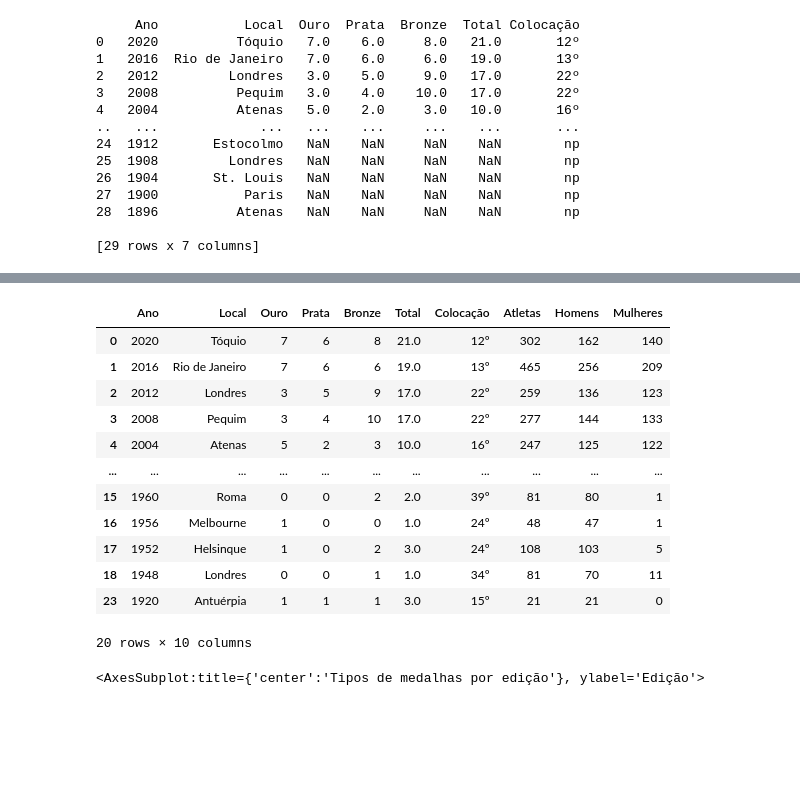
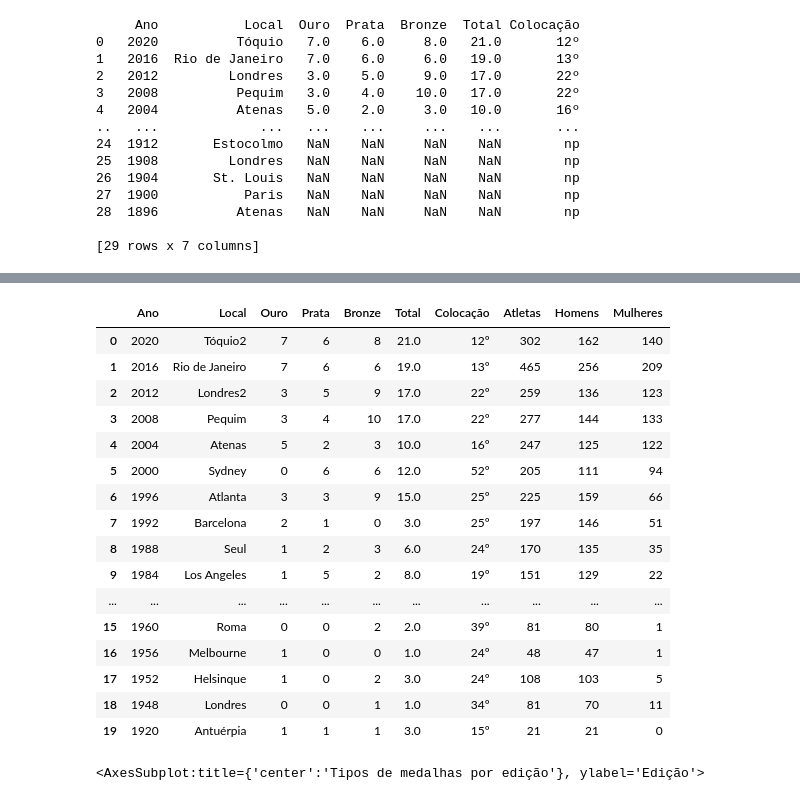
Before and after one commit to brunabellini/Projeto_Olimpiadas, a Jupyter notebook: olimpiada.ipynb, the cells around one changed output, grey strips where cells are left out. Cells and saved outputs as stored; diff of their text form; code cells hidden in the pictures; blank space fills up the shorter version.

```diff
--- a/olimpiada.ipynb
+++ b/olimpiada.ipynb
@@ -75,22 +79,28 @@ df
 df.insert(7, 'Atletas',[302,465,259,277,247,205,225,197,170,151,109,93,89,84,68,81,48,108,81,21])
 df.insert(8, 'Homens',[162,256,136,144,125,111,159,146,135,129,94,86,84,81,67,80,47,103,70,21])
 df.insert(9, 'Mulheres',[140,209,123,133,122,94,66,51,35,22,15,7,5,3,1,1,1,5,11,0])
-# %%
-df
-# %% [output]
-|  | Ano | Local | Ouro | Prata | Bronze | Total | Colocação | Atletas | Homens | Mulheres |
-| 0 | 2020 | Tóquio | 7 | 6 | 8 | 21.0 | 12º | 302 | 162 | 140 |
-| 1 | 2016 | Rio de Janeiro | 7 | 6 | 6 | 19.0 | 13º | 465 | 256 | 209 |
-| 2 | 2012 | Londres | 3 | 5 | 9 | 17.0 | 22º | 259 | 136 | 123 |
-| 3 | 2008 | Pequim | 3 | 4 | 10 | 17.0 | 22º | 277 | 144 | 133 |
-| 4 | 2004 | Atenas | 5 | 2 | 3 | 10.0 | 16º | 247 | 125 | 122 |
-| ... | ... | ... | ... | ... | ... | ... | ... | ... | ... | ... |
-| 15 | 1960 | Roma | 0 | 0 | 2 | 2.0 | 39º | 81 | 80 | 1 |
-| 16 | 1956 | Melbourne | 1 | 0 | 0 | 1.0 | 24º | 48 | 47 | 1 |
-| 17 | 1952 | Helsinque | 1 | 0 | 2 | 3.0 | 24º | 108 | 103 | 5 |
-| 18 | 1948 | Londres | 0 | 0 | 1 | 1.0 | 34º | 81 | 70 | 11 |
-| 23 | 1920 | Antuérpia | 1 | 1 | 1 | 3.0 | 15º | 21 | 21 | 0 |
-20 rows × 10 columns
+# %%
+df = df.rename_axis('index').reset_index()
+df = df.drop(['index'], axis=1)
+df
+# %% [output]
+|  | Ano | Local | Ouro | Prata | Bronze | Total | Colocação | Atletas | Homens | Mulheres |
+| 0 | 2020 | Tóquio2 | 7 | 6 | 8 | 21.0 | 12º | 302 | 162 | 140 |
+| 1 | 2016 | Rio de Janeiro | 7 | 6 | 6 | 19.0 | 13º | 465 | 256 | 209 |
+| 2 | 2012 | Londres2 | 3 | 5 | 9 | 17.0 | 22º | 259 | 136 | 123 |
+| 3 | 2008 | Pequim | 3 | 4 | 10 | 17.0 | 22º | 277 | 144 | 133 |
+| 4 | 2004 | Atenas | 5 | 2 | 3 | 10.0 | 16º | 247 | 125 | 122 |
+| 5 | 2000 | Sydney | 0 | 6 | 6 | 12.0 | 52º | 205 | 111 | 94 |
+| 6 | 1996 | Atlanta | 3 | 3 | 9 | 15.0 | 25º | 225 | 159 | 66 |
+| 7 | 1992 | Barcelona | 2 | 1 | 0 | 3.0 | 25º | 197 | 146 | 51 |
+| 8 | 1988 | Seul | 1 | 2 | 3 | 6.0 | 24º | 170 | 135 | 35 |
+| 9 | 1984 | Los Angeles | 1 | 5 | 2 | 8.0 | 19º | 151 | 129 | 22 |
+| ... | ... | ... | ... | ... | ... | ... | ... | ... | ... | ... |
+| 15 | 1960 | Roma | 0 | 0 | 2 | 2.0 | 39º | 81 | 80 | 1 |
+| 16 | 1956 | Melbourne | 1 | 0 | 0 | 1.0 | 24º | 48 | 47 | 1 |
+| 17 | 1952 | Helsinque | 1 | 0 | 2 | 3.0 | 24º | 108 | 103 | 5 |
+| 18 | 1948 | Londres | 0 | 0 | 1 | 1.0 | 34º | 81 | 70 | 11 |
+| 19 | 1920 | Antuérpia | 1 | 1 | 1 | 3.0 | 15º | 21 | 21 | 0 |
 # %%
 medals_bra = px.scatter(df, x='Ano', y='Total', title='Evolução de medalhas brasileiras nas olimpíadas', color='Total')
 medals_bra.show()
```
Also changed, not shown: parts of 3 cells of this notebook, 1 other file.
